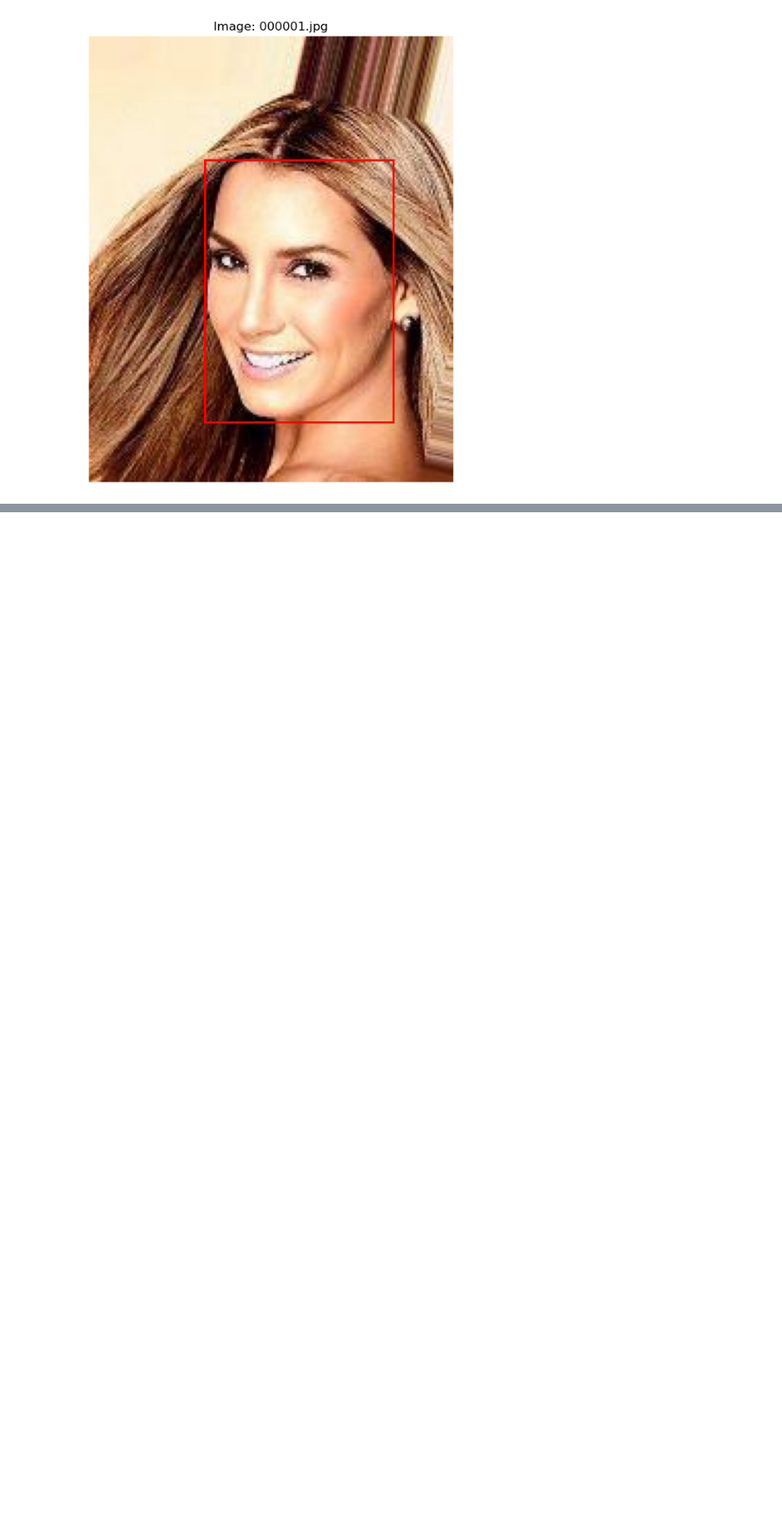
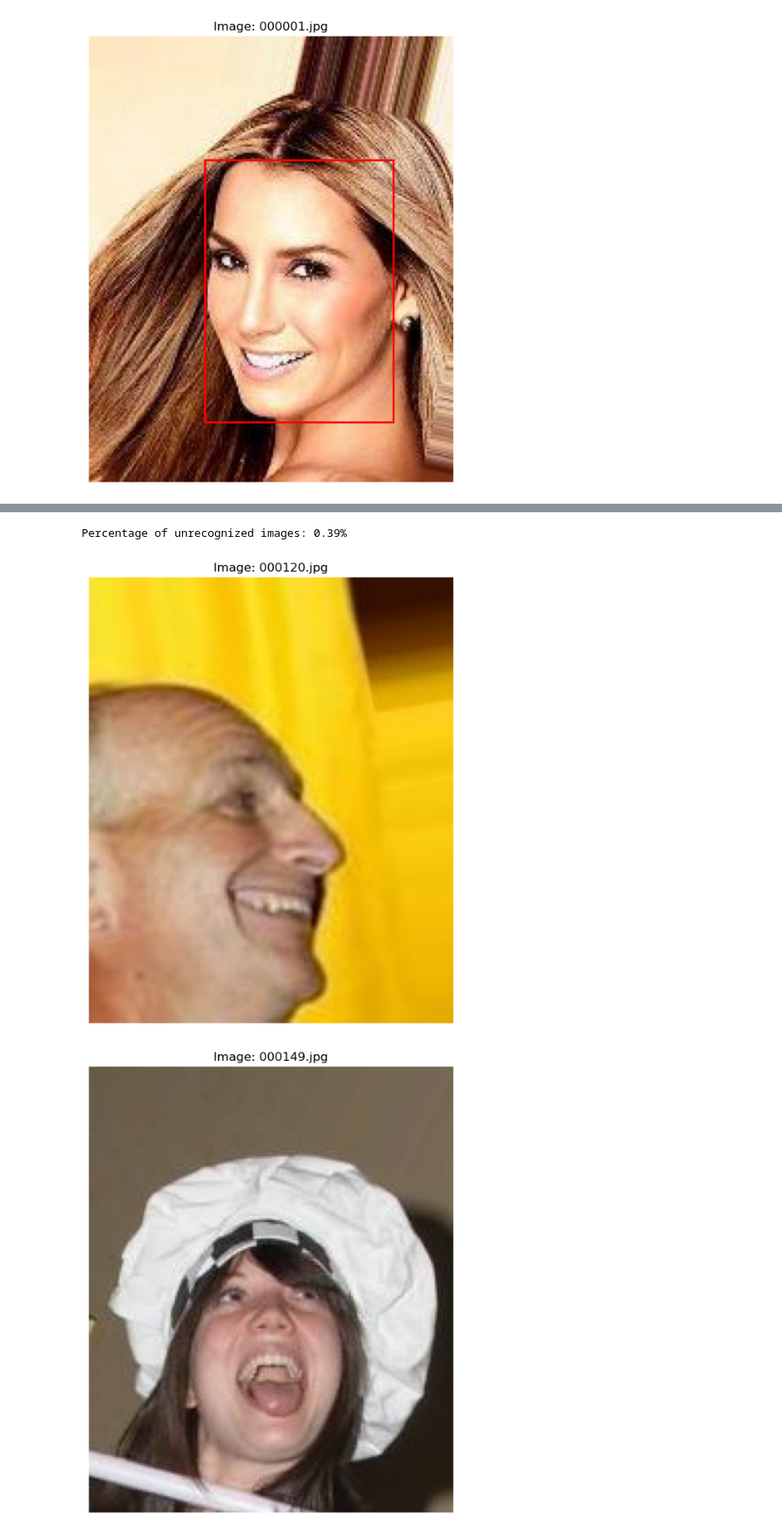
Before and after one commit to mc053/dinov2, a Jupyter notebook: dinov2/data/bboxes.ipynb, the cells around one changed output, grey strips where cells are left out. Shown at 85% size. Saved outputs shown, nothing was run; the diff lists cells and outputs as text; code cells hidden in the pictures; blank space fills up the shorter version.

```diff
--- a/dinov2/data/bboxes.ipynb
+++ b/dinov2/data/bboxes.ipynb
@@ -8,9 +11,9 @@ from PIL import Image
 import matplotlib.patches as patches
 # %%
 image_dir = "/home/stud/m/mc085/mounted_home/dinov2/dinov2/data/datasets/CelebA/CelebA_original"
-# bbox_csv_path = "/home/stud/m/mc085/mounted_home/dinov2/dinov2/data/datasets/CelebA/list_bbox_celeba_mtcnn.csv"
+bbox_csv_path = "/home/stud/m/mc085/mounted_home/dinov2/dinov2/data/datasets/CelebA/list_bbox_celeba_mtcnn.csv"
 
-# bbox_df = pd.read_csv(bbox_csv_path)
+bbox_df = pd.read_csv(bbox_csv_path)
 # %%
 def display_image_with_bbox(image_id: str):
     image_path = os.path.join(image_dir, image_id)
@@ -55,0 +55,8 @@ display_image_by_name("006535.jpg")
+# %%
+all_images = set(
+        sorted(f for f in os.listdir(image_dir) if f.lower().endswith(('.jpg', '.png')))
+    )
+bbox_df = pd.read_csv(bbox_csv_path)
+recognized_images = set(bbox_df['image_id'])
+unrecognized_images = list(all_images - recognized_images)
+unrecognized_images = sorted(unrecognized_images)
@@ -55,0 +67,14 @@ display_image_by_name("006535.jpg")
+# %%
+percentage_unrecognized = (len(unrecognized_images) / len(all_images)) * 100
+print(f"Percentage of unrecognized images: {percentage_unrecognized:.2f}%")
+# %% [output]
+Percentage of unrecognized images: 0.39%
+# %%
+display_image_by_name(unrecognized_images[0])
+display_image_by_name(unrecognized_images[1])
+display_image_by_name(unrecognized_images[2])
+display_image_by_name(unrecognized_images[3])
+display_image_by_name(unrecognized_images[4])
+# %% [output]
+[figure, added]
+[figure, added]
```
Also changed, not shown: parts of 11 cells of this notebook, 5 other files.
